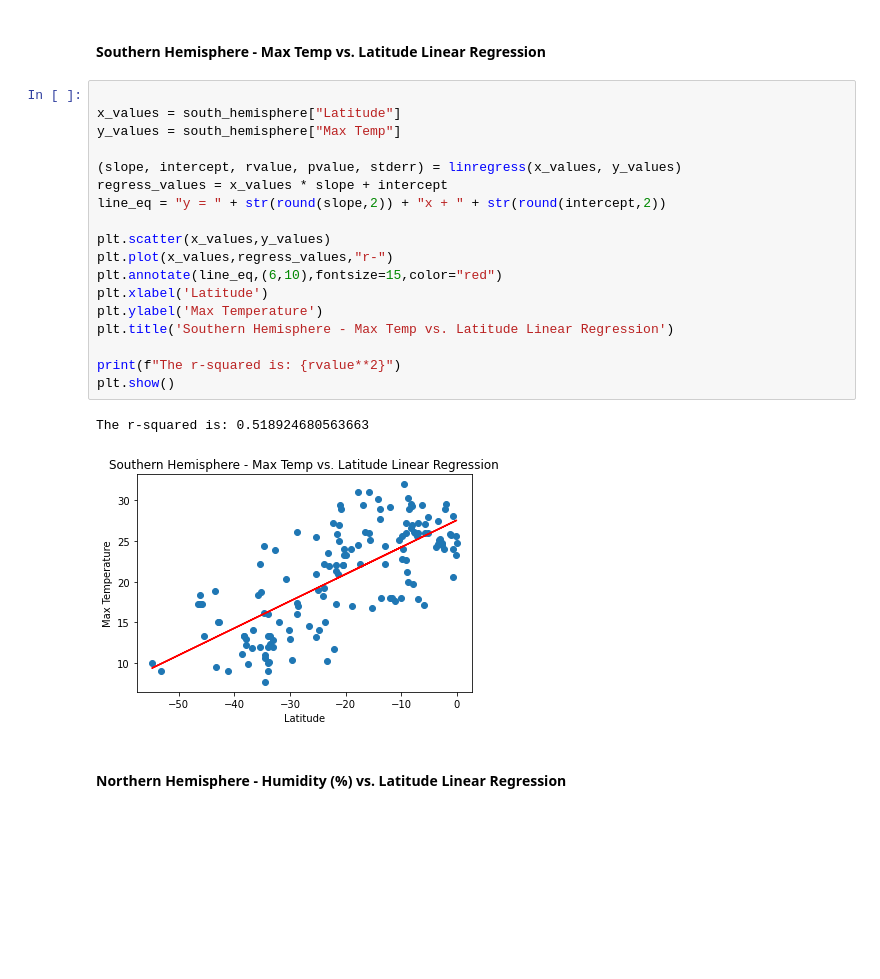
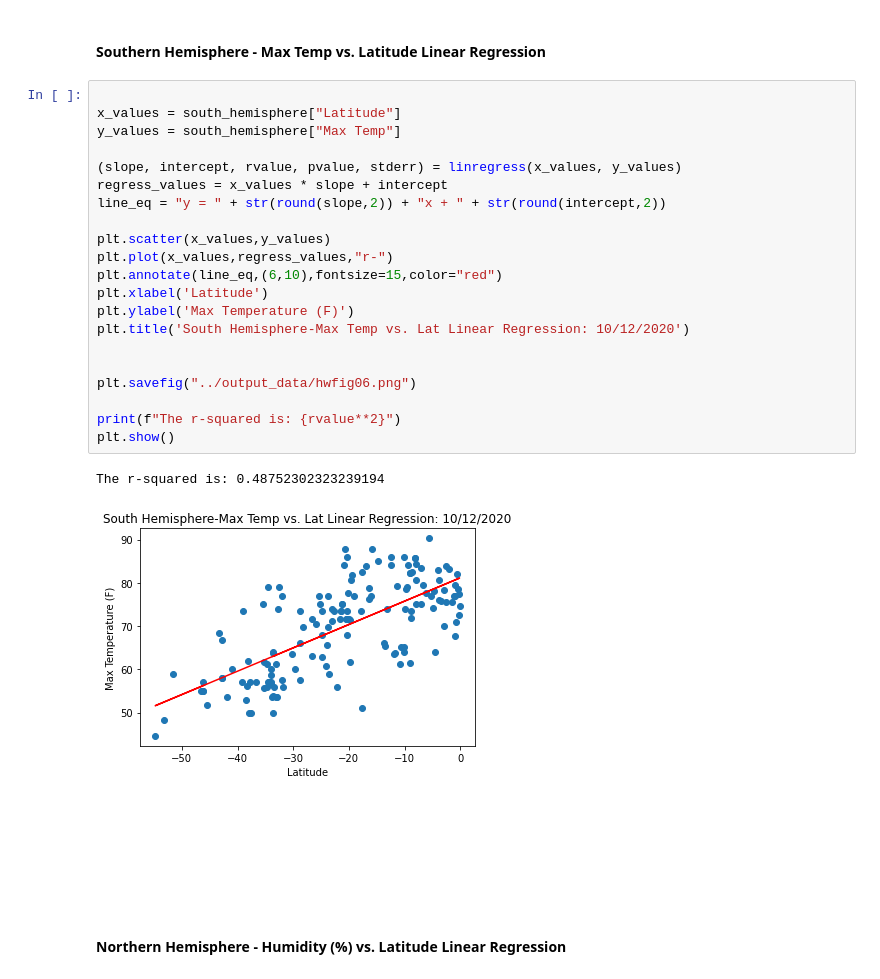
Before and after one commit to diazdez/Python-API-Challenge, a Jupyter notebook: WeatherPy/WeatherPy.ipynb, the cells around one changed output. Drawn from its saved outputs; the diff is of its cells as text; blank space fills up the shorter version.

```diff
--- a/WeatherPy/WeatherPy.ipynb
+++ b/WeatherPy/WeatherPy.ipynb
@@ -378,24 +395,27 @@ The r-squared is: 0.7133032539517499
 # %%
 
 x_values = south_hemisphere["Latitude"]
 y_values = south_hemisphere["Max Temp"]
 
 (slope, intercept, rvalue, pvalue, stderr) = linregress(x_values, y_values)
 regress_values = x_values * slope + intercept
 line_eq = "y = " + str(round(slope,2)) + "x + " + str(round(intercept,2))
 
 plt.scatter(x_values,y_values)
 plt.plot(x_values,regress_values,"r-")
 plt.annotate(line_eq,(6,10),fontsize=15,color="red")
 plt.xlabel('Latitude')
-plt.ylabel('Max Temperature')
-plt.title('Southern Hemisphere - Max Temp vs. Latitude Linear Regression')
+plt.ylabel('Max Temperature (F)')
+plt.title('South Hemisphere-Max Temp vs. Lat Linear Regression: 10/12/2020')
+
+
+plt.savefig("../output_data/hwfig06.png")
 
 print(f"The r-squared is: {rvalue**2}")
 plt.show()
 # %% [output]
-The r-squared is: 0.518924680563663
+The r-squared is: 0.48752302323239194
-[figure, old version]
+[figure, new version]
 # %% [markdown]
 ####  Northern Hemisphere - Humidity (%) vs. Latitude Linear Regression
 # %%
```
Also changed, not shown: parts of 20 cells of this notebook, 23 other files.
